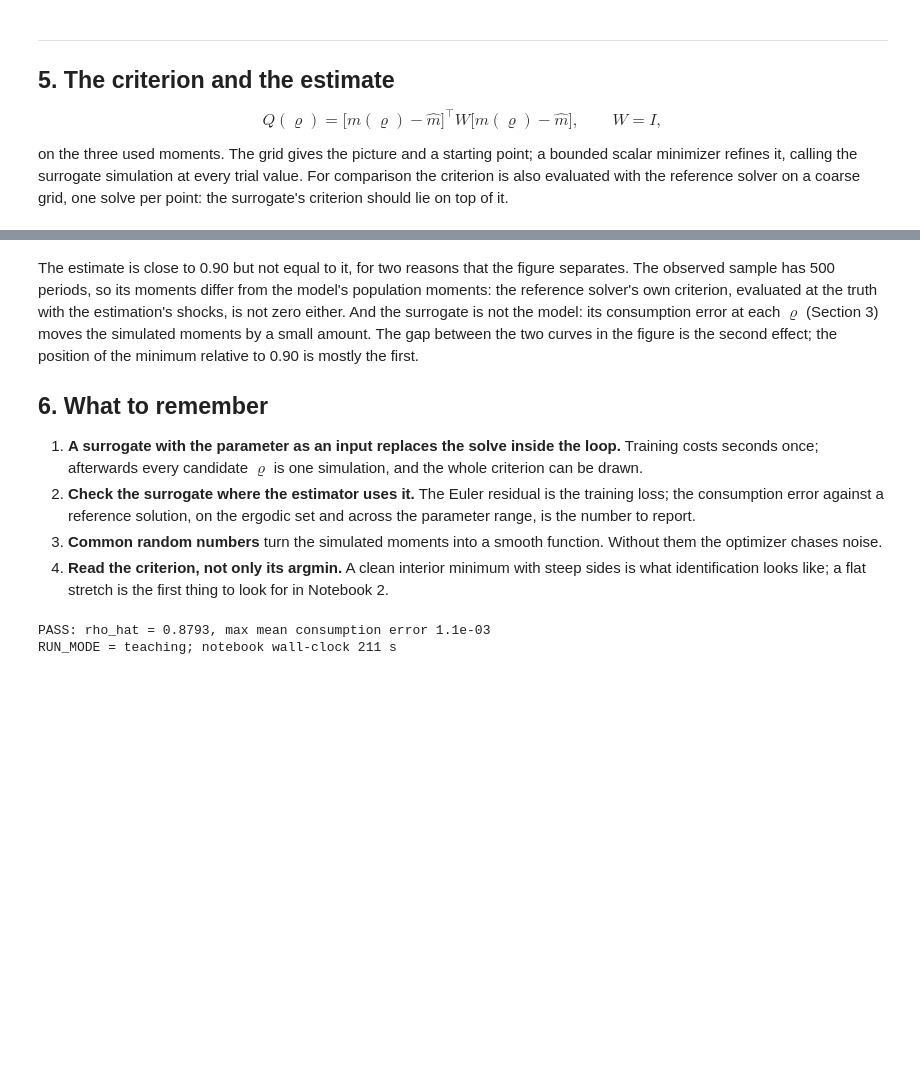
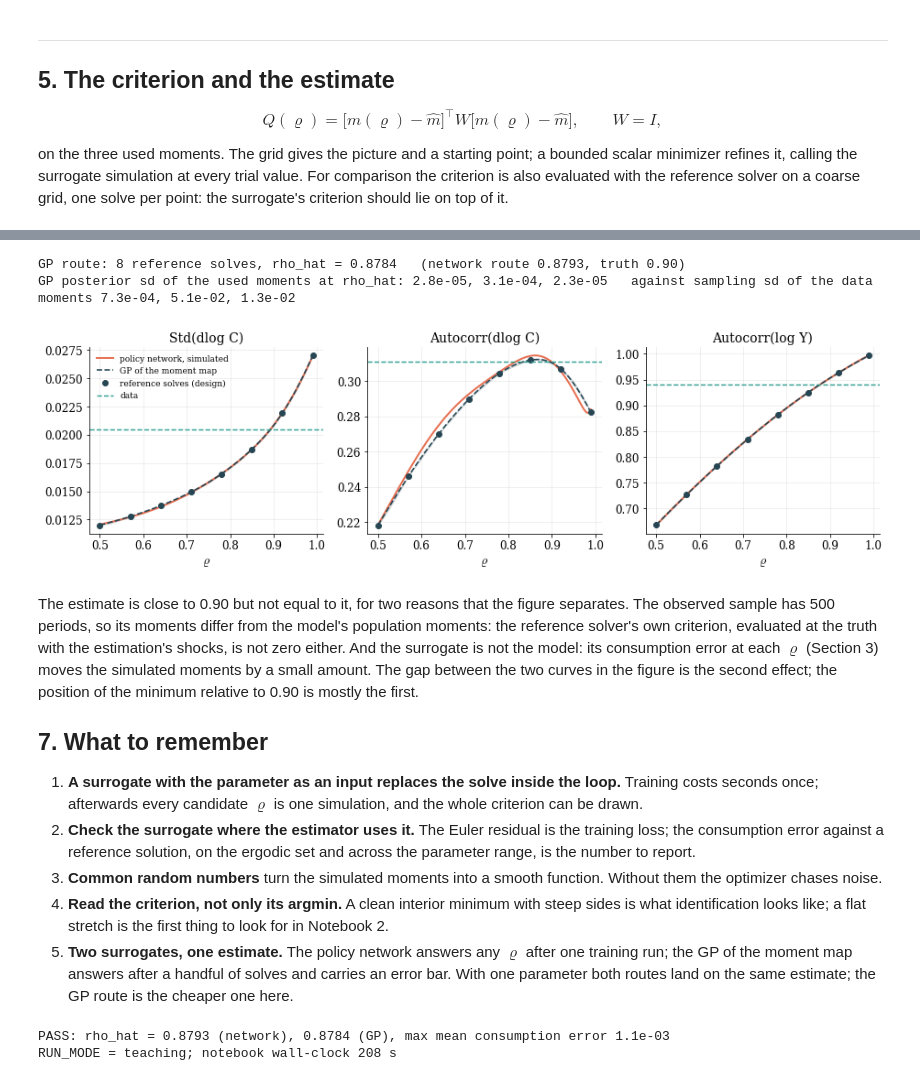
Before and after one commit to sischei/deep_learning_padova_0926, a Jupyter notebook: day2/code/07_structural_estimation/07_01_SMM_One_Parameter.ipynb, the cells around one changed output, grey strips where cells are left out. Cells and saved outputs as stored; diff of their text form; code cells hidden in the pictures; blank space fills up the shorter version.

```diff
--- a/day2/code/07_structural_estimation/07_01_SMM_One_Parameter.ipynb
+++ b/day2/code/07_structural_estimation/07_01_SMM_One_Parameter.ipynb
@@ -326,12 +339,13 @@ for name, d, f, u in zip(bm.MOMENT_NAMES, m_data, m_hat, USED):
 # The same criterion with the reference solver on a coarse grid (one solve per point).
 rho_coarse = np.round(np.arange(RHO_LO, RHO_HI + 1e-9, 0.07), 3)
 t0 = time.perf_counter()
-Q_ref = []
+m_ref = []
 for rho in rho_coarse:
     pol = bm.solve(BETA, rho)
     Y, C, K = simulate_paths(lambda lz, K_, r: pol.consumption(np.exp(lz), bm.cash_on_hand(np.exp(lz), K_)), [rho], T_SIM, SEED + 1)
-    Q_ref.append(criterion(rho, lambda rv: bm.moments(Y, C, K)[None, :]))
-Q_ref = np.array(Q_ref).ravel()
+    m_ref.append(bm.moments(Y, C, K))
+m_ref = np.array(m_ref)
+Q_ref = np.sum((m_ref[:, USED] - m_data[USED])**2, axis=1)
 print(f"\nreference criterion on {len(rho_coarse)} points: {time.perf_counter()-t0:.0f} s, against {len(rho_grid)} surrogate points above")
 
 fig, ax = plt.subplots(figsize=(6.4, 3.6))
@@ -356,3 +379,44 @@ reference criterion on 8 points: 21 s, against 99 surrogate points above
+# %%
+from sklearn.gaussian_process import GaussianProcessRegressor
+from sklearn.gaussian_process.kernels import ConstantKernel, Matern
+
+u = lambda r: (np.atleast_1d(r) - RHO_LO) / (RHO_HI - RHO_LO)          # rho scaled to [0, 1]
+gps = []
+for j in range(4):
+    gp = GaussianProcessRegressor(ConstantKernel(1.0) * Matern(0.3, nu=2.5), alpha=1e-8, normalize_y=True,
+                                  n_restarts_optimizer=5, random_state=SEED)
+    gps.append(gp.fit(u(rho_coarse)[:, None], m_ref[:, j]))
+
+def moments_gp(rho_values, return_std=False):
+    out = [gp.predict(u(rho_values)[:, None], return_std=True) for gp in gps]
+    mean = np.column_stack([o[0] for o in out]); std = np.column_stack([o[1] for o in out])
+    return (mean, std) if return_std else mean
+
+Q_gp = criterion(rho_grid, moments_gp)
+res_gp = minimize_scalar(lambda r: criterion(r, moments_gp)[0],
+                         bounds=(max(RHO_LO, rho_grid[np.argmin(Q_gp)] - 0.02), min(RHO_HI, rho_grid[np.argmin(Q_gp)] + 0.02)),
+                         method="bounded", options={"xatol": 1e-5})
+rho_hat_gp = res_gp.x
+_, sd_at_hat = moments_gp([rho_hat_gp], return_std=True)
+print(f"GP route: {len(rho_coarse)} reference solves, rho_hat = {rho_hat_gp:.4f}   (network route {rho_hat:.4f}, truth 0.90)")
+print("GP posterior sd of the used moments at rho_hat: " + ", ".join(f"{v:.1e}" for v in sd_at_hat[0, USED])
+      + "   against sampling sd of the data moments " + ", ".join(f"{v:.1e}" for v in m_draws.std(0)[USED]))
+
+fig, axes = plt.subplots(1, 3, figsize=(13, 3.9))
+mg, sg = moments_gp(rho_grid, return_std=True)
+for ax, j in zip(axes, np.where(USED)[0]):
+    ax.plot(rho_grid, m_grid[:, j], color=C_SUR, lw=2.0, label="policy network, simulated")
+    ax.plot(rho_grid, mg[:, j], color=C_REF, lw=1.6, ls="--", label="GP of the moment map")
+    ax.fill_between(rho_grid, mg[:, j] - 2 * sg[:, j], mg[:, j] + 2 * sg[:, j], color=C_REF, alpha=0.15)
+    ax.plot(rho_coarse, m_ref[:, j], "o", color=C_REF, ms=6, label="reference solves (design)")
+    ax.axhline(m_data[j], color=C_DATA, ls="--", lw=1.4, label="data")
+    ax.set_title(bm.MOMENT_NAMES[j], fontsize=14); ax.set_xlabel(r"$\varrho$", fontsize=14); ax.tick_params(labelsize=12)
+axes[0].legend(frameon=False, fontsize=9)
+fig.tight_layout(); savefig(fig, "smm1_gp_route"); plt.show()
+# %% [output]
+GP route: 8 reference solves, rho_hat = 0.8784   (network route 0.8793, truth 0.90)
+GP posterior sd of the used moments at rho_hat: 2.8e-05, 3.1e-04, 2.3e-05   against sampling sd of the data moments 7.3e-04, 5.1e-02, 1.3e-02
+[figure, added]
 # %% [markdown]
 The estimate is close to 0.90 but not equal to it, for two reasons that the figure separates.
 The observed sample has 500 periods, so its moments differ from the model's population moments: the
@@ -361,7 +425,7 @@ either. And the surrogate is not the model: its consumption error at each $\varr
 the simulated moments by a small amount. The gap between the two curves in the figure is the
 second effect; the position of the minimum relative to 0.90 is mostly the first.
 
-## 6. What to remember
+## 7. What to remember
 
 1. **A surrogate with the parameter as an input replaces the solve inside the loop.** Training
    costs seconds once; afterwards every candidate $\varrho$ is one simulation, and the whole
@@ -373,10 +437,13 @@ second effect; the position of the minimum relative to 0.90 is mostly the first.
    optimizer chases noise.
 4. **Read the criterion, not only its argmin.** A clean interior minimum with steep sides is what
    identification looks like; a flat stretch is the first thing to look for in Notebook 2.
+5. **Two surrogates, one estimate.** The policy network answers any $\varrho$ after one training
+   run; the GP of the moment map answers after a handful of solves and carries an error bar. With
+   one parameter both routes land on the same estimate; the GP route is the cheaper one here.
 # %%
-ok = (RHO_LO < rho_hat < RHO_HI) and abs(rho_hat - RHO_TRUE) < 0.03 and all(r[3] < 5e-3 for r in acc)
-print(("PASS" if ok else "CHECK") + f": rho_hat = {rho_hat:.4f}, max mean consumption error {max(r[3] for r in acc):.1e}")
+ok = (RHO_LO < rho_hat < RHO_HI) and abs(rho_hat - RHO_TRUE) < 0.03 and all(r[3] < 5e-3 for r in acc) and abs(rho_hat_gp - rho_hat) < 0.02
+print(("PASS" if ok else "CHECK") + f": rho_hat = {rho_hat:.4f} (network), {rho_hat_gp:.4f} (GP), max mean consumption error {max(r[3] for r in acc):.1e}")
 print(f"RUN_MODE = {RUN_MODE}; notebook wall-clock {time.perf_counter()-T_NOTEBOOK:.0f} s")
 # %% [output]
-PASS: rho_hat = 0.8793, max mean consumption error 1.1e-03
-RUN_MODE = teaching; notebook wall-clock 211 s
+PASS: rho_hat = 0.8793 (network), 0.8784 (GP), max mean consumption error 1.1e-03
+RUN_MODE = teaching; notebook wall-clock 208 s
```
Also changed, not shown: parts of 6 cells of this notebook, 18 other files.
